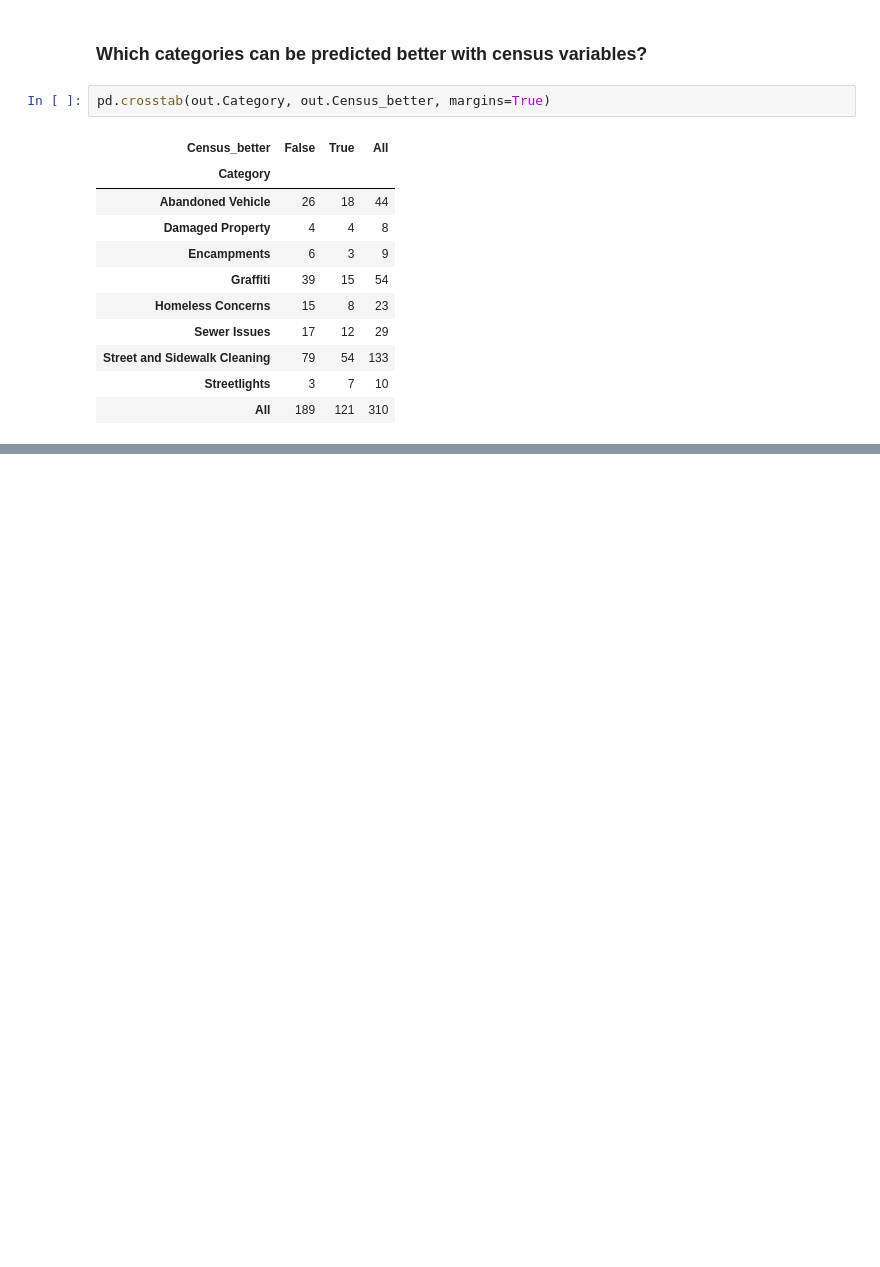
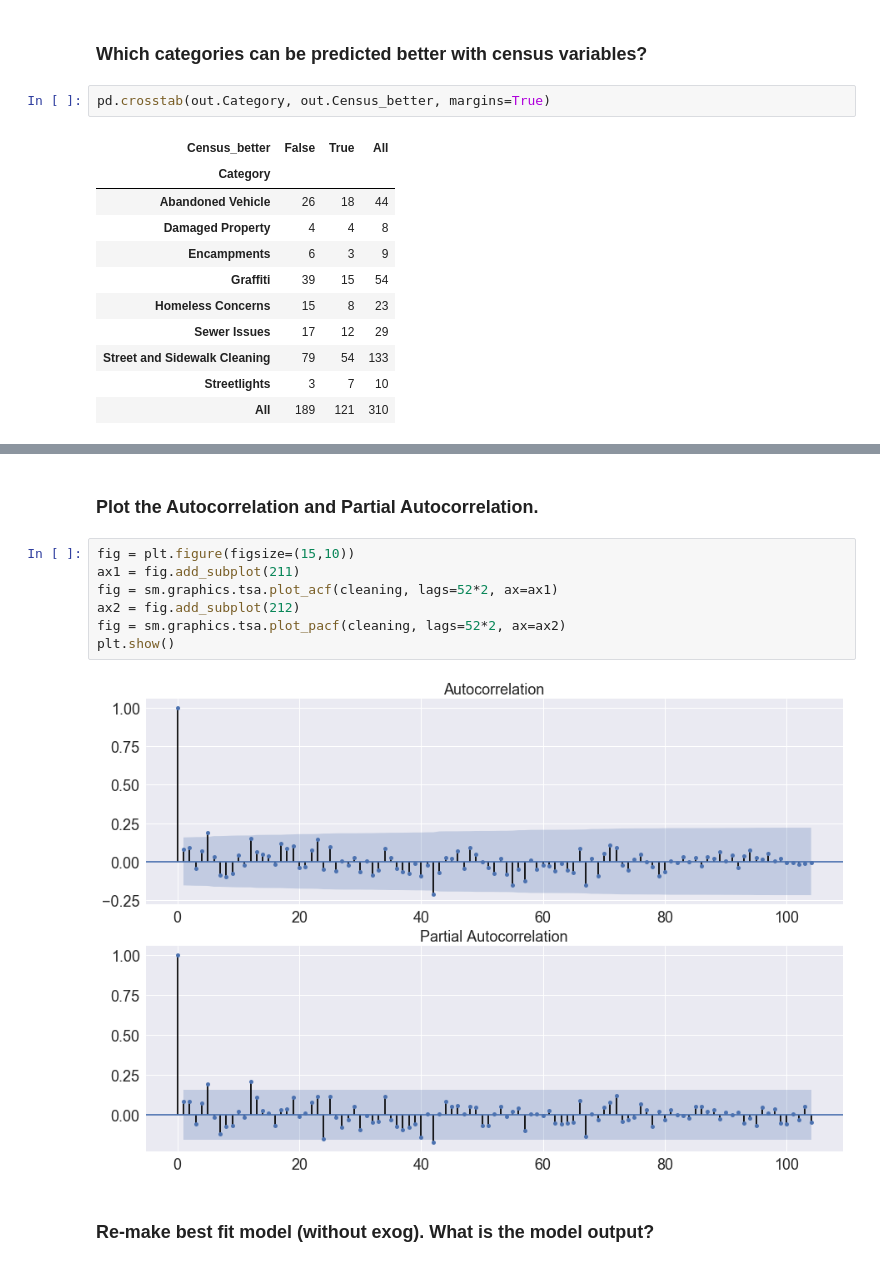
Before and after one commit to pjandir/CapstoneProject2, a Jupyter notebook: timeseries-model.ipynb, the cells around one changed output, grey strips where cells are left out. Saved outputs shown, nothing was run; the diff lists cells and outputs as text; blank space fills up the shorter version.

```diff
--- a/timeseries-model.ipynb
+++ b/timeseries-model.ipynb
@@ -293,0 +314,13 @@ pd.crosstab(out.Category, out.Census_better, margins=True)
+# %% [markdown]
+### Plot the Autocorrelation and Partial Autocorrelation.
+# %%
+fig = plt.figure(figsize=(15,10))
+ax1 = fig.add_subplot(211)
+fig = sm.graphics.tsa.plot_acf(cleaning, lags=52*2, ax=ax1)
+ax2 = fig.add_subplot(212)
+fig = sm.graphics.tsa.plot_pacf(cleaning, lags=52*2, ax=ax2)
+plt.show()
+# %% [output]
+[figure, added]
+# %% [markdown]
+### Re-make best fit model (without exog). What is the model output?
```
Also changed, not shown: parts of 16 cells of this notebook, 1 other file.
